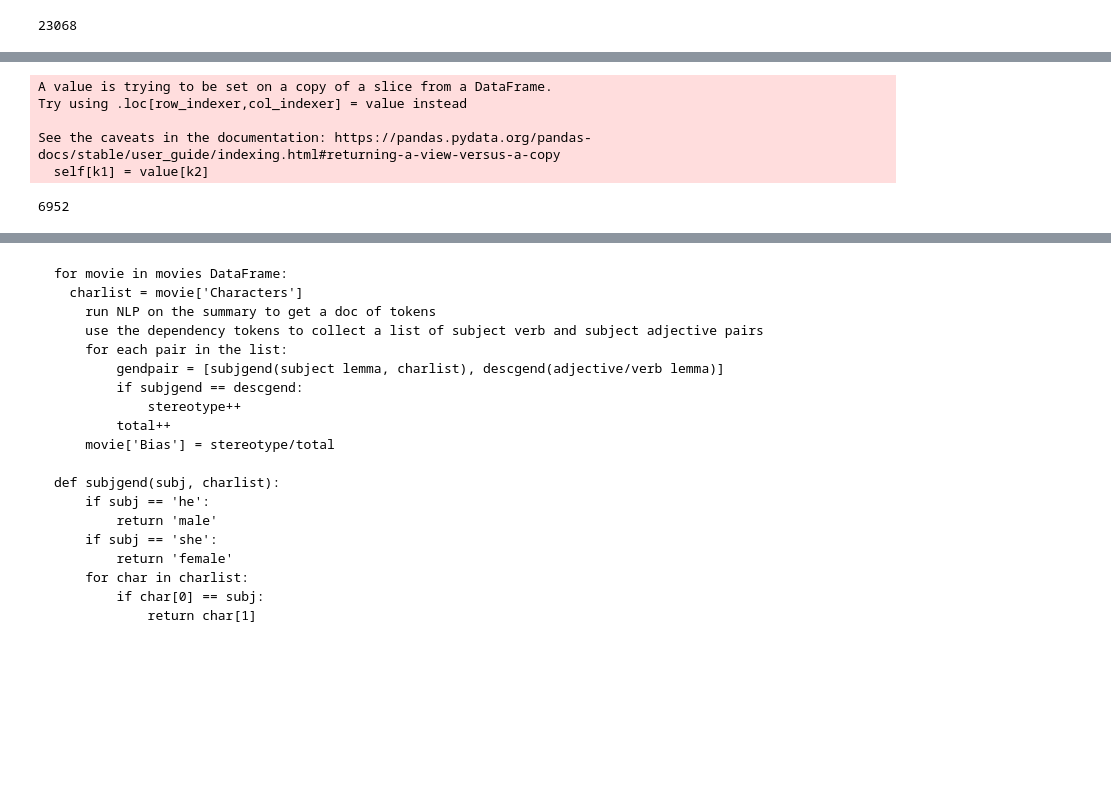
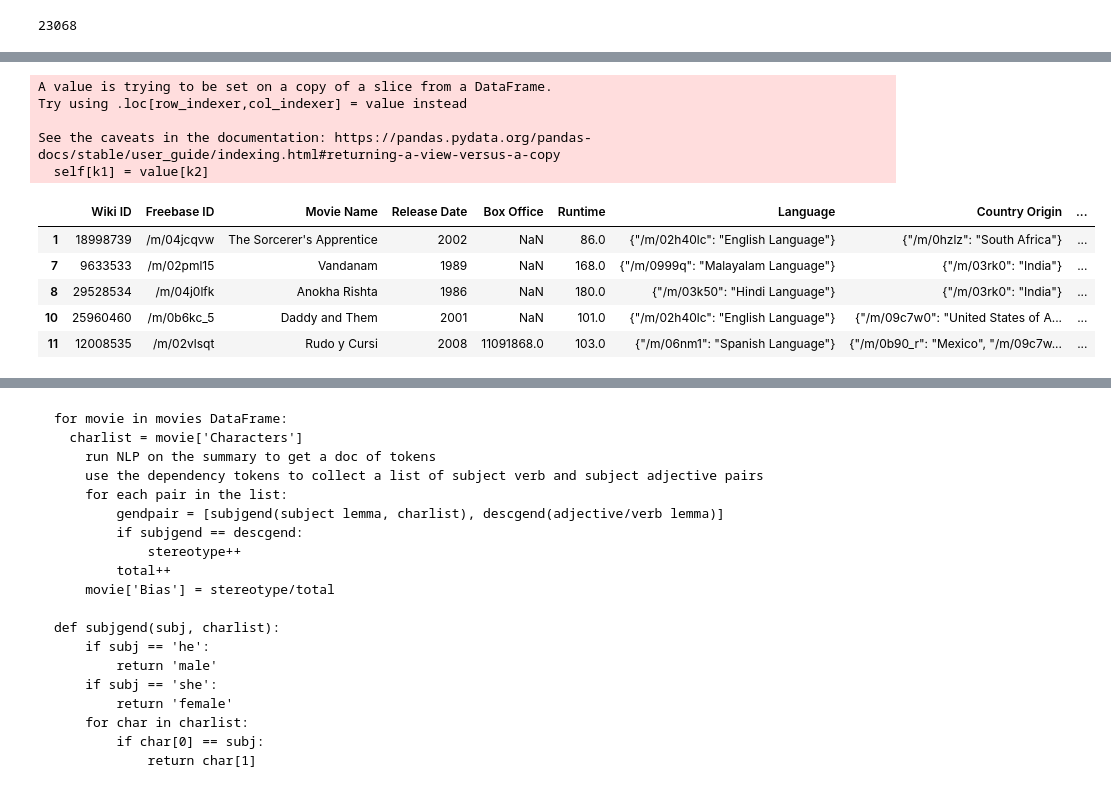
Before and after one commit to rmb176/MovieGenderBias, a Jupyter notebook: Research_Colab_Movie_Analysis.ipynb, the cells around one changed output, grey strips where cells are left out. Drawn from its saved outputs; the diff is of its cells as text; code cells hidden in the pictures; blank space fills up the shorter version.

```diff
--- a/Research_Colab_Movie_Analysis.ipynb
+++ b/Research_Colab_Movie_Analysis.ipynb
@@ -298,13 +339,18 @@ movies[['Release Date']] = movies[['Release Date']].astype(str)
 # %%
 movies2 = movies[movies['Release Date'].map(len) == 4]
 movies2[['Release Date']] = movies2[['Release Date']].astype(int)
-len(movies2)
+movies2.head()
 # %% [output]
 A value is trying to be set on a copy of a slice from a DataFrame.
 Try using .loc[row_indexer,col_indexer] = value instead
 
 See the caveats in the documentation: https://pandas.pydata.org/pandas-docs/stable/user_guide/indexing.html#returning-a-view-versus-a-copy
   self[k1] = value[k2]
-6952
+|  | Wiki ID | Freebase ID | Movie Name | Release Date | Box Office | Runtime | Language | Country Origin | ... |
+| 1 | 18998739 | /m/04jcqvw | The Sorcerer's Apprentice | 2002 | NaN | 86.0 | {"/m/02h40lc": "English Language"} | {"/m/0hzlz": "South Africa"} | ... |
+| 7 | 9633533 | /m/02pml15 | Vandanam | 1989 | NaN | 168.0 | {"/m/0999q": "Malayalam Language"} | {"/m/03rk0": "India"} | ... |
+| 8 | 29528534 | /m/04j0lfk | Anokha Rishta | 1986 | NaN | 180.0 | {"/m/03k50": "Hindi Language"} | {"/m/03rk0": "India"} | ... |
+| 10 | 25960460 | /m/0b6kc_5 | Daddy and Them | 2001 | NaN | 101.0 | {"/m/02h40lc": "English Language"} | {"/m/09c7w0": "United States of A... | ... |
+| 11 | 12008535 | /m/02vlsqt | Rudo y Cursi | 2008 | 11091868.0 | 103.0 | {"/m/06nm1": "Spanish Language"} | {"/m/0b90_r": "Mexico", "/m/09c7w... | ... |
 # %%
 import matplotlib.pyplot as plt
```
Also changed, not shown: parts of 7 cells of this notebook.
